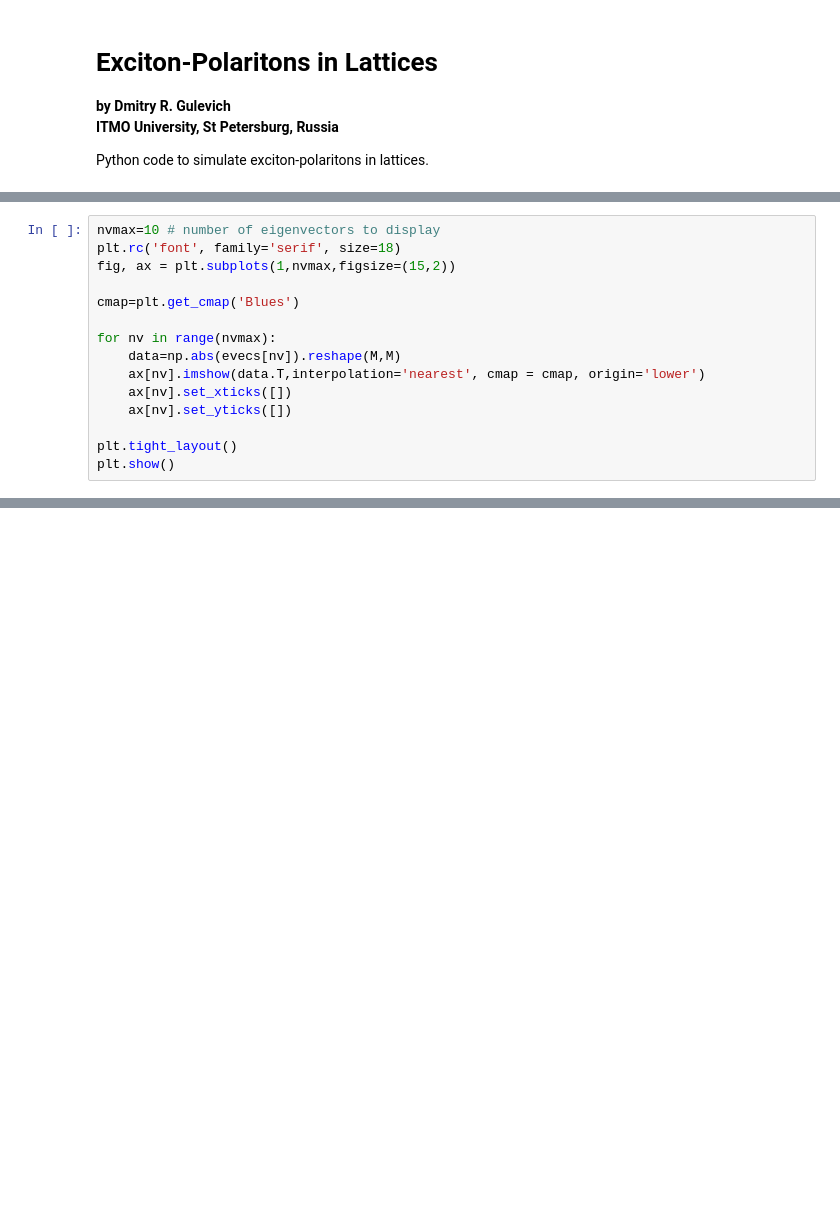
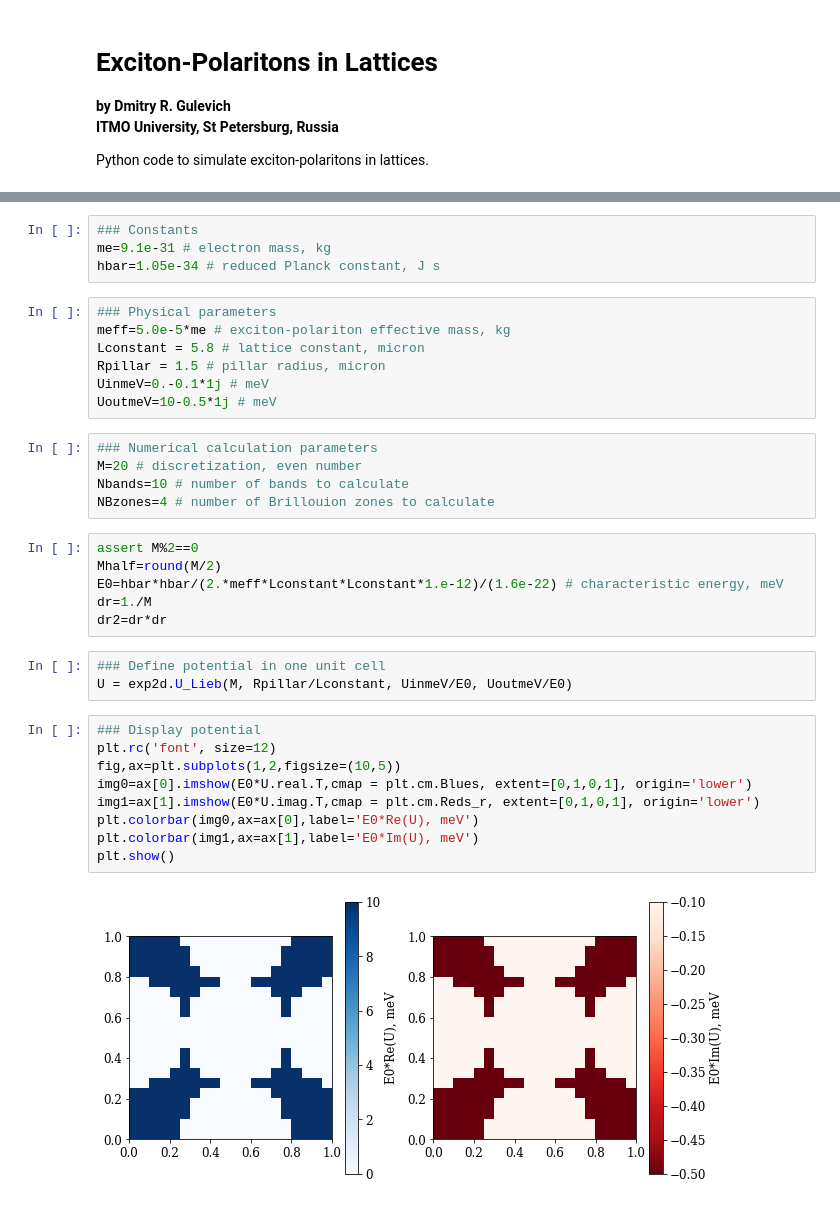
Before and after one commit to drgulevich/exp2d, a Jupyter notebook: exp2d.ipynb, the cells around one changed output, grey strips where cells are left out. Saved outputs shown, nothing was run; the diff lists cells and outputs as text; blank space fills up the shorter version.

```diff
--- a/exp2d.ipynb
+++ b/exp2d.ipynb
@@ -86,15 +7,0 @@ evals,evecs = exp2d.calc_vectors(M, U, np.pi, np.pi, 30)
-# %%
-nvmax=10 # number of eigenvectors to display
-plt.rc('font', family='serif', size=18)
-fig, ax = plt.subplots(1,nvmax,figsize=(15,2))
-
-cmap=plt.get_cmap('Blues')
-
-for nv in range(nvmax):
-    data=np.abs(evecs[nv]).reshape(M,M)
-    ax[nv].imshow(data.T,interpolation='nearest', cmap = cmap, origin='lower')
-    ax[nv].set_xticks([])
-    ax[nv].set_yticks([])
-
-plt.tight_layout()
-plt.show()
@@ -477,0 +17,36 @@ plt.show()
+# %%
+### Constants
+me=9.1e-31 # electron mass, kg
+hbar=1.05e-34 # reduced Planck constant, J s
+# %%
+### Physical parameters
+meff=5.0e-5*me # exciton-polariton effective mass, kg
+Lconstant = 5.8 # lattice constant, micron
+Rpillar = 1.5 # pillar radius, micron
+UinmeV=0.-0.1*1j # meV
+UoutmeV=10-0.5*1j # meV
+# %%
+### Numerical calculation parameters
+M=20 # discretization, even number
+Nbands=10 # number of bands to calculate
+NBzones=4 # number of Brillouion zones to calculate
+# %%
+assert M%2==0
+Mhalf=round(M/2)
+E0=hbar*hbar/(2.*meff*Lconstant*Lconstant*1.e-12)/(1.6e-22) # characteristic energy, meV
+dr=1./M
+dr2=dr*dr
+# %%
+### Define potential in one unit cell
+U = exp2d.U_Lieb(M, Rpillar/Lconstant, UinmeV/E0, UoutmeV/E0)
+# %%
+### Display potential
+plt.rc('font', size=12)
+fig,ax=plt.subplots(1,2,figsize=(10,5))
+img0=ax[0].imshow(E0*U.real.T,cmap = plt.cm.Blues, extent=[0,1,0,1], origin='lower')
+img1=ax[1].imshow(E0*U.imag.T,cmap = plt.cm.Reds_r, extent=[0,1,0,1], origin='lower')
+plt.colorbar(img0,ax=ax[0],label='E0*Re(U), meV')
+plt.colorbar(img1,ax=ax[1],label='E0*Im(U), meV')
+plt.show()
+# %% [output]
+[figure, added]
```
Also changed, not shown: parts of 48 cells of this notebook, 2 other files.
